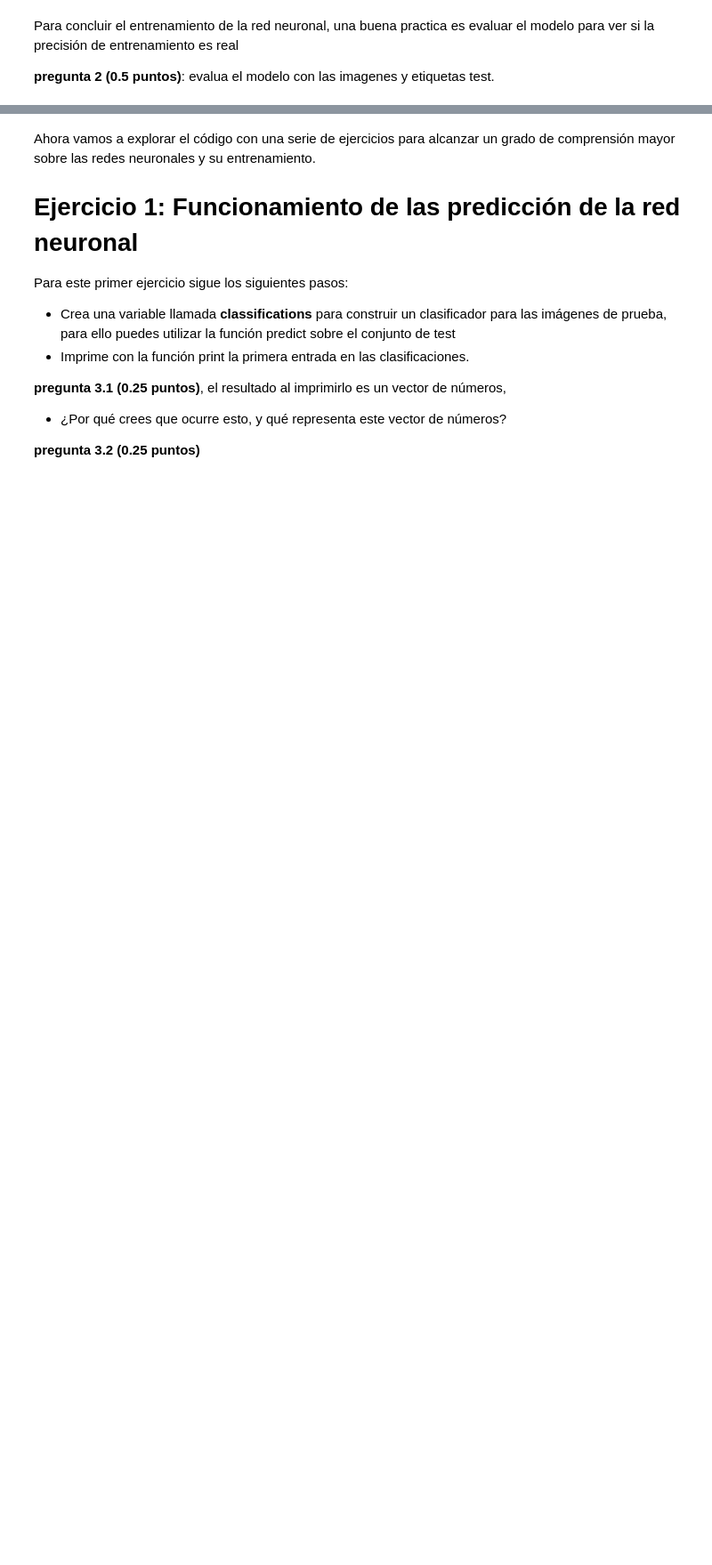
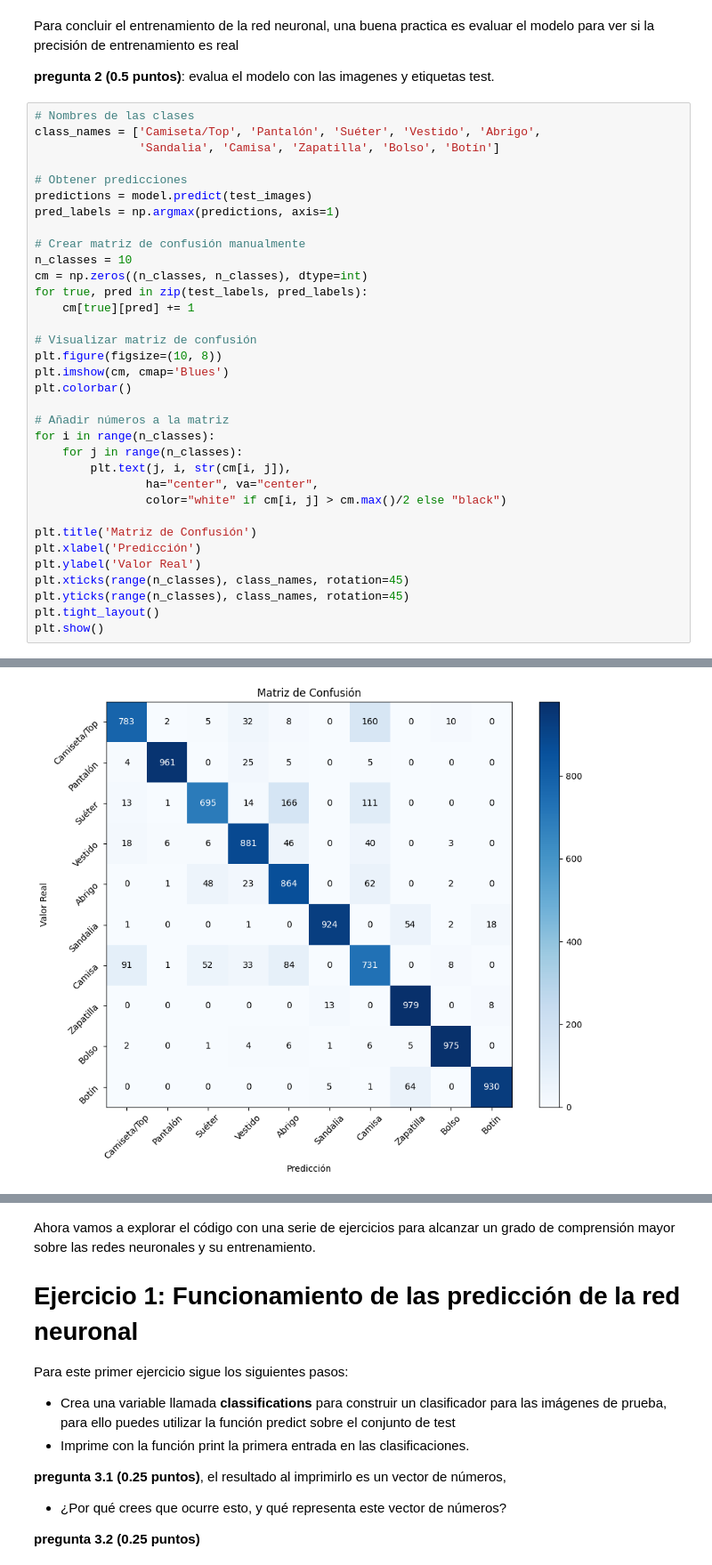
Before and after one commit to JosueHernandezR/master-AI, a Jupyter notebook: sistemas cognitivos/act_1/Actividad_1_master_IA_SCA.ipynb, the cells around one changed output, grey strips where cells are left out. Shown at 89% size. Saved outputs shown, nothing was run; the diff lists cells and outputs as text; blank space fills up the shorter version.

```diff
--- a/sistemas cognitivos/act_1/Actividad_1_master_IA_SCA.ipynb
+++ b/sistemas cognitivos/act_1/Actividad_1_master_IA_SCA.ipynb
@@ -140,3 +166,38 @@ Precisión en validación: 0.8788
 Para concluir el entrenamiento de la red neuronal, una buena practica es evaluar el modelo para ver si la precisión de entrenamiento es real
 
 **pregunta 2 (0.5 puntos)**: evalua el modelo con las imagenes y etiquetas test.
+# %%
+# Nombres de las clases
+class_names = ['Camiseta/Top', 'Pantalón', 'Suéter', 'Vestido', 'Abrigo',
+               'Sandalia', 'Camisa', 'Zapatilla', 'Bolso', 'Botín']
+
+# Obtener predicciones
+predictions = model.predict(test_images)
+pred_labels = np.argmax(predictions, axis=1)
+
+# Crear matriz de confusión manualmente
+n_classes = 10
+cm = np.zeros((n_classes, n_classes), dtype=int)
+for true, pred in zip(test_labels, pred_labels):
+    cm[true][pred] += 1
+
+# Visualizar matriz de confusión
+plt.figure(figsize=(10, 8))
+plt.imshow(cm, cmap='Blues')
+plt.colorbar()
+
+# Añadir números a la matriz
+for i in range(n_classes):
+    for j in range(n_classes):
+        plt.text(j, i, str(cm[i, j]),
+                ha="center", va="center",
+                color="white" if cm[i, j] > cm.max()/2 else "black")
+
+plt.title('Matriz de Confusión')
+plt.xlabel('Predicción')
+plt.ylabel('Valor Real')
+plt.xticks(range(n_classes), class_names, rotation=45)
+plt.yticks(range(n_classes), class_names, rotation=45)
+plt.tight_layout()
+plt.show()
+# %% [output]
@@ -143,3 +205,4 @@ Para concluir el entrenamiento de la red neuronal, una buena practica es evaluar
+[figure, added]
 # %%
 ### Tu código para la evaluación de la red neuronal de la pregunta 2 aquí ###
 # Evaluar el modelo con el conjunto de prueba
```
Also changed, not shown: parts of 24 cells of this notebook, 5 other files.
